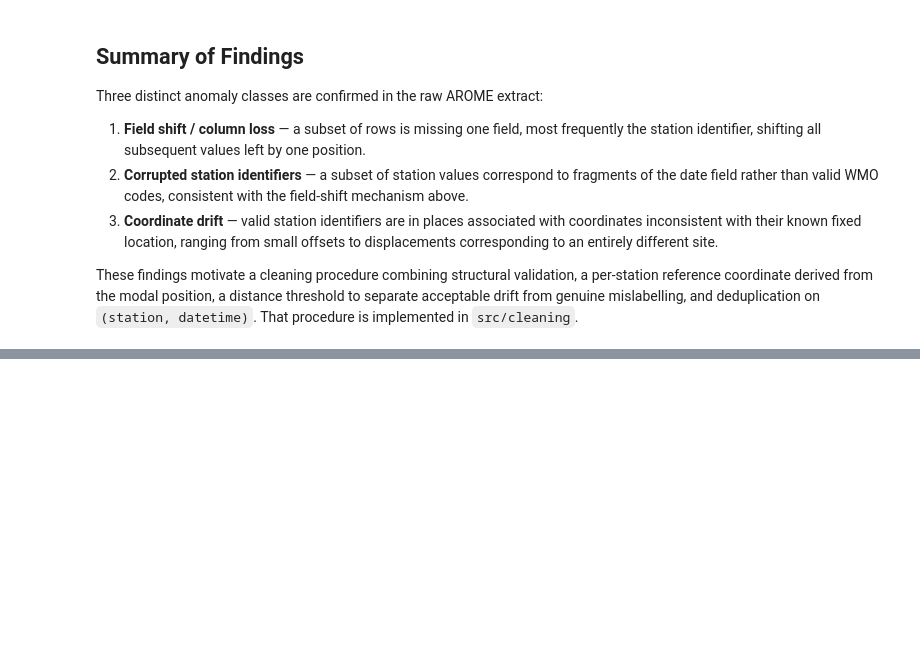
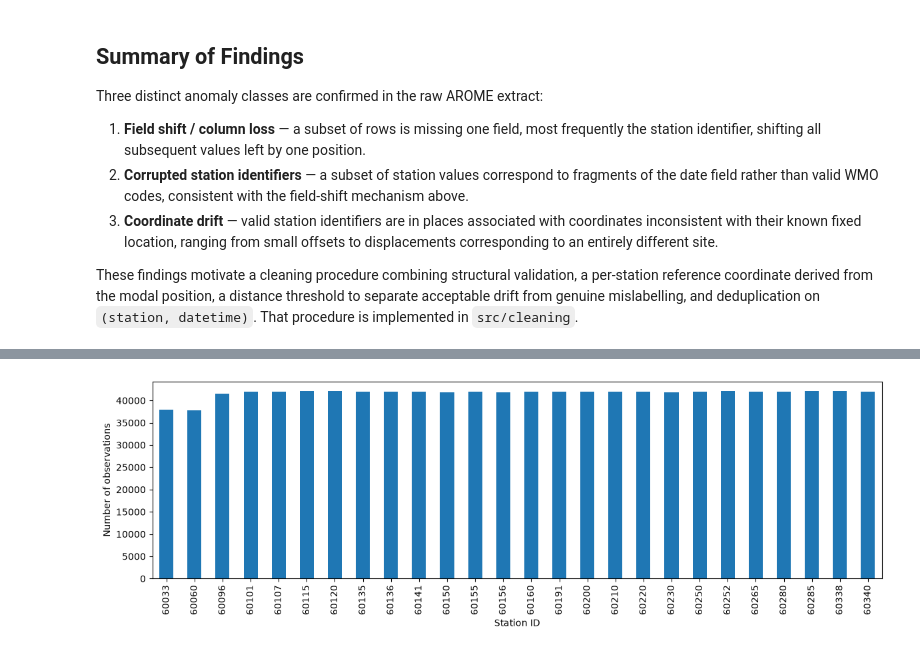
Before and after one commit to Marouanelmzr/meteorological-time-series-forecasting, a Jupyter notebook: notebooks/01_exploration.ipynb, the cells around one changed output, grey strips where cells are left out. Cells and saved outputs as stored; diff of their text form; code cells hidden in the pictures; blank space fills up the shorter version.

```diff
--- a/notebooks/01_exploration.ipynb
+++ b/notebooks/01_exploration.ipynb
@@ -458,0 +646,9 @@ These findings motivate a cleaning procedure combining structural validation, a
+# %%
+station_counts = (
+    df["id"]
+      .value_counts()
+      .sort_index()
+      .rename("Observations")
+)
+
+station_counts
@@ -458,0 +673,11 @@ These findings motivate a cleaning procedure combining structural validation, a
+# %%
+import matplotlib.pyplot as plt
+
+station_counts.plot.bar(figsize=(12,4))
+
+plt.ylabel("Number of observations")
+plt.xlabel("Station ID")
+plt.tight_layout()
+plt.show()
+# %% [output]
+[figure, added]
```
Also changed, not shown: parts of 9 cells of this notebook, 1 other file.
